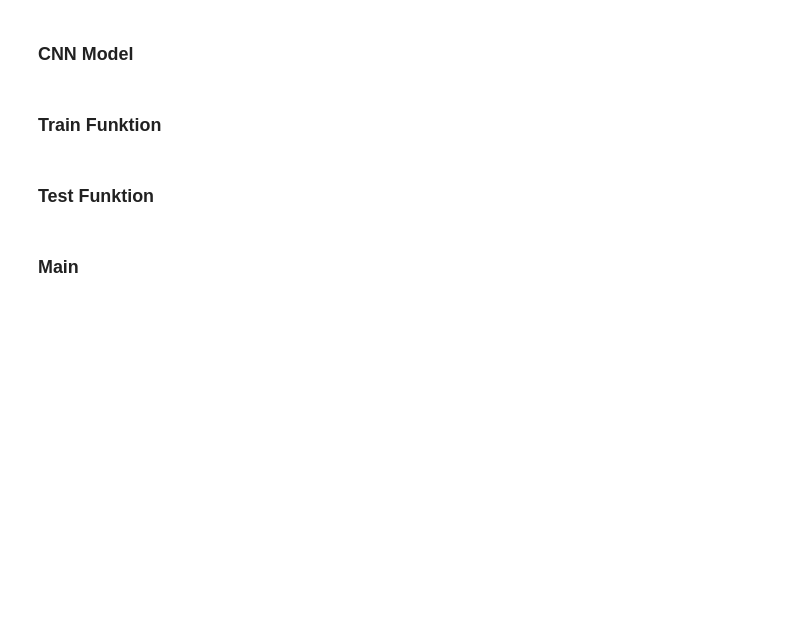
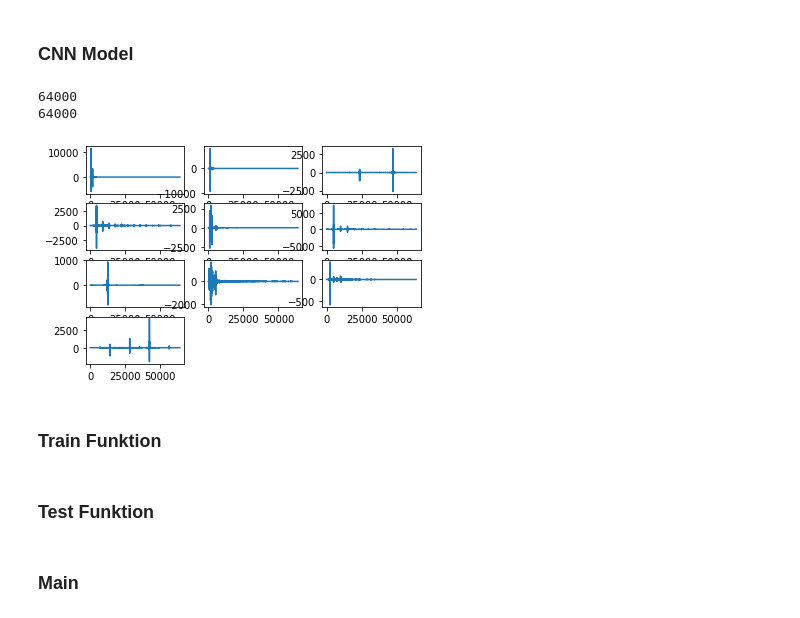
Before and after one commit to jandrejk/oeawai_challenge, a Jupyter notebook: OurSolution.ipynb, the cells around one changed output. Cells and saved outputs as stored; diff of their text form; code cells hidden in the pictures; blank space fills up the shorter version.

```diff
--- a/OurSolution.ipynb
+++ b/OurSolution.ipynb
@@ -142,4 +185,53 @@ def logMagStft(numpyArray, sample_rate, n_fft):
     return np.log(np.abs(sx)+np.e**-10)
+# %%
+def ffts(ts):
+    cffarr=np.fft.rfft(ts)
+    rffarr= np.empty(len(ts))
+    for i in range(0, len(ts)//2):
+        rffarr[2*i]=cffarr[i].real
+        rffarr[2*i+1]=cffarr[i].imag
+
+    return rffarr
+# %%
+print(len(examples[0][0]))
+print(len(ffts(examples[0][0])))
+# %% [output]
+64000
+64000
+# %%
+plt.subplot(431)
+plt.plot(ffts(examples[0][0]))
+
+plt.subplot(432)
+plt.plot(ffts(examples[1][0]))
+
+plt.subplot(433)
+plt.plot(ffts(examples[2][0]))
+
+plt.subplot(434)
+plt.plot(ffts(examples[3][0]))
+
+plt.subplot(435)
+plt.plot(ffts(examples[4][0]))
+
+plt.subplot(436)
+plt.plot(ffts(examples[5][0]))
+
+plt.subplot(437)
+plt.plot(ffts(examples[6][0]))
+
+plt.subplot(438)
+plt.plot(ffts(examples[7][0]))
+
+plt.subplot(439)
+plt.plot(ffts(examples[8][0]))
+
+plt.subplot(4,3,10)
+plt.plot(ffts(examples[9][0]))
+
+plt.show()
+# %% [output]
+[figure, added]
 # %%
 # NN architecture (three conv and two fully connected layers)
 class Net(nn.Module):
```
Also changed, not shown: parts of 13 cells of this notebook.
